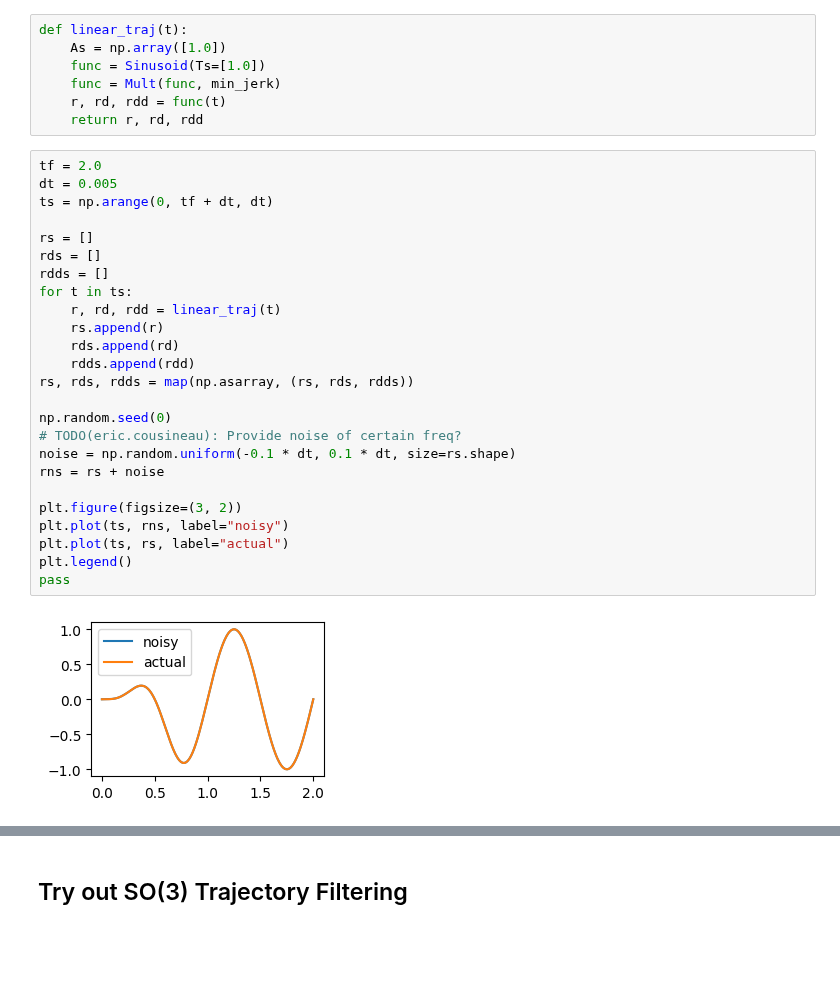
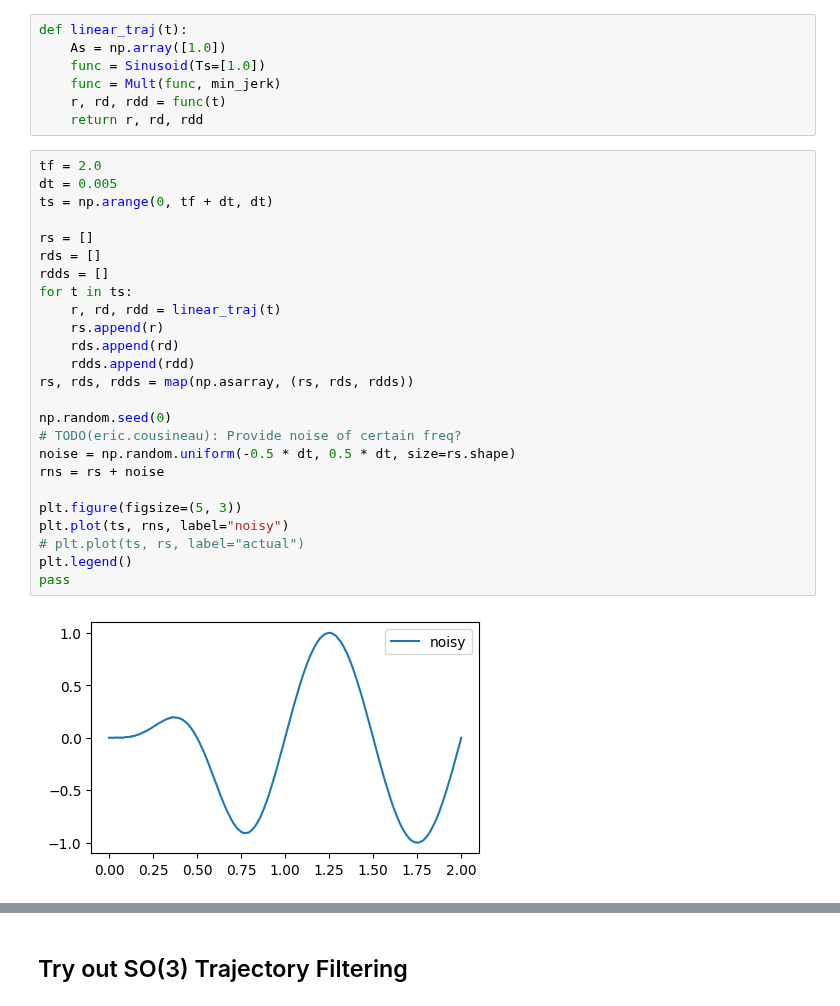
Before and after one commit to EricCousineau-TRI/repro, a Jupyter notebook: drake_stuff/notebooks/quat_trajectory_check.ipynb, the cells around one changed output, grey strips where cells are left out. Saved outputs shown, nothing was run; the diff lists cells and outputs as text; blank space fills up the shorter version.

```diff
--- a/drake_stuff/notebooks/quat_trajectory_check.ipynb
+++ b/drake_stuff/notebooks/quat_trajectory_check.ipynb
@@ -293,30 +297,30 @@ def linear_traj(t):
 # %%
 tf = 2.0
 dt = 0.005
 ts = np.arange(0, tf + dt, dt)
 
 rs = []
 rds = []
 rdds = []
 for t in ts:
     r, rd, rdd = linear_traj(t)
     rs.append(r)
     rds.append(rd)
     rdds.append(rdd)
 rs, rds, rdds = map(np.asarray, (rs, rds, rdds))
 
 np.random.seed(0)
 # TODO(eric.cousineau): Provide noise of certain freq?
-noise = np.random.uniform(-0.1 * dt, 0.1 * dt, size=rs.shape)
+noise = np.random.uniform(-0.5 * dt, 0.5 * dt, size=rs.shape)
 rns = rs + noise
 
-plt.figure(figsize=(3, 2))
+plt.figure(figsize=(5, 3))
 plt.plot(ts, rns, label="noisy")
-plt.plot(ts, rs, label="actual")
+# plt.plot(ts, rs, label="actual")
 plt.legend()
 pass
 # %% [output]
-[figure, old version]
+[figure, new version]
 # %%
 freq = 10
 # TODO(eric.cousineau): Er, dunno how to compare frequencies, or actually
```
Also changed, not shown: parts of 10 cells of this notebook.
